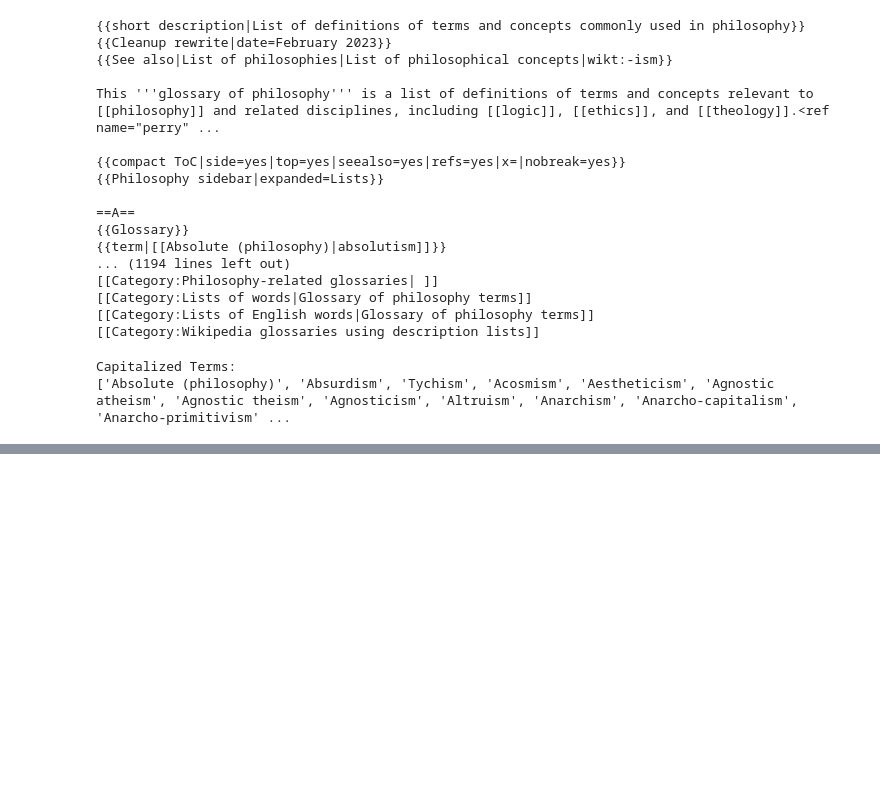
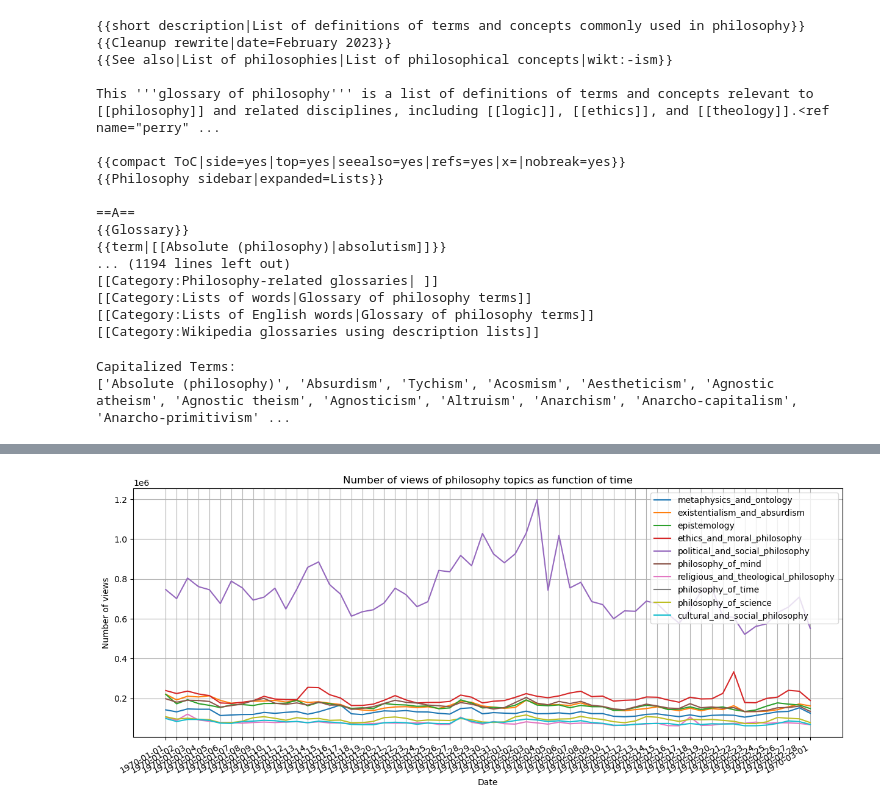
Before and after one commit to epfl-ada/ada-2023-project-mandarinecorp, a Jupyter notebook: Views.ipynb, the cells around one changed output, grey strips where cells are left out. Drawn from its saved outputs; the diff is of its cells as text; code cells hidden in the pictures; blank space fills up the shorter version.

Commit message:
Aggregated topics try

```diff
--- a/Views.ipynb
+++ b/Views.ipynb
@@ -281,0 +324,43 @@ display(philo_views_en)
+# %%
+#sum data for each philosophy in each topic by day so that I get only 1 time series per topic
+metaphysics_and_ontology_views = metaphysics_and_ontology_views.groupby(['timestamp']).sum()
+existentialism_and_absurdism_views = existentialism_and_absurdism_views.groupby(['timestamp']).sum()
+epistemology_views = epistemology_views.groupby(['timestamp']).sum()
+ethics_and_moral_philosophy_views = ethics_and_moral_philosophy_views.groupby(['timestamp']).sum()
+political_and_social_philosophy_views = political_and_social_philosophy_views.groupby(['timestamp']).sum()
+philosophy_of_mind_views = philosophy_of_mind_views.groupby(['timestamp']).sum()
+religious_and_theological_philosophy_views = religious_and_theological_philosophy_views.groupby(['timestamp']).sum()
+philosophy_of_time_views = philosophy_of_time_views.groupby(['timestamp']).sum()
+philosophy_of_science_views = philosophy_of_science_views.groupby(['timestamp']).sum()
+cultural_and_social_philosophy_views = cultural_and_social_philosophy_views.groupby(['timestamp']).sum()
+# %%
+cultural_and_social_philosophy_views
+#Plot views as function of time
+import matplotlib.pyplot as plt
+import matplotlib.dates as mdates
+
+fig, ax = plt.subplots(figsize=(15, 6))
+
+ax.plot(metaphysics_and_ontology_views.index, metaphysics_and_ontology_views['views'], label='metaphysics_and_ontology')
+ax.plot(existentialism_and_absurdism_views.index, existentialism_and_absurdism_views['views'], label='existentialism_and_absurdism')
+ax.plot(epistemology_views.index, epistemology_views['views'], label='epistemology')
+ax.plot(ethics_and_moral_philosophy_views.index, ethics_and_moral_philosophy_views['views'], label='ethics_and_moral_philosophy')
+ax.plot(political_and_social_philosophy_views.index, political_and_social_philosophy_views['views'], label='political_and_social_philosophy')
+ax.plot(philosophy_of_mind_views.index, philosophy_of_mind_views['views'], label='philosophy_of_mind')
+ax.plot(religious_and_theological_philosophy_views.index, religious_and_theological_philosophy_views['views'], label='religious_and_theological_philosophy')
+ax.plot(philosophy_of_time_views.index, philosophy_of_time_views['views'], label='philosophy_of_time')
+ax.plot(philosophy_of_science_views.index, philosophy_of_science_views['views'], label='philosophy_of_science')
+ax.plot(cultural_and_social_philosophy_views.index, cultural_and_social_philosophy_views['views'], label='cultural_and_social_philosophy')
+
+ax.set(xlabel='Date', ylabel='Number of views',
+         title='Number of views of philosophy topics as function of time')
+ax.grid()
+ax.legend()
+fig.autofmt_xdate()
+
+#only display date once every 3 month
+ax.xaxis.set_major_formatter(mdates.DateFormatter('%Y-%m-%d'))
+
+plt.show()
+# %% [output]
+[figure, added]
```
Also changed, not shown: parts of 4 cells of this notebook.
